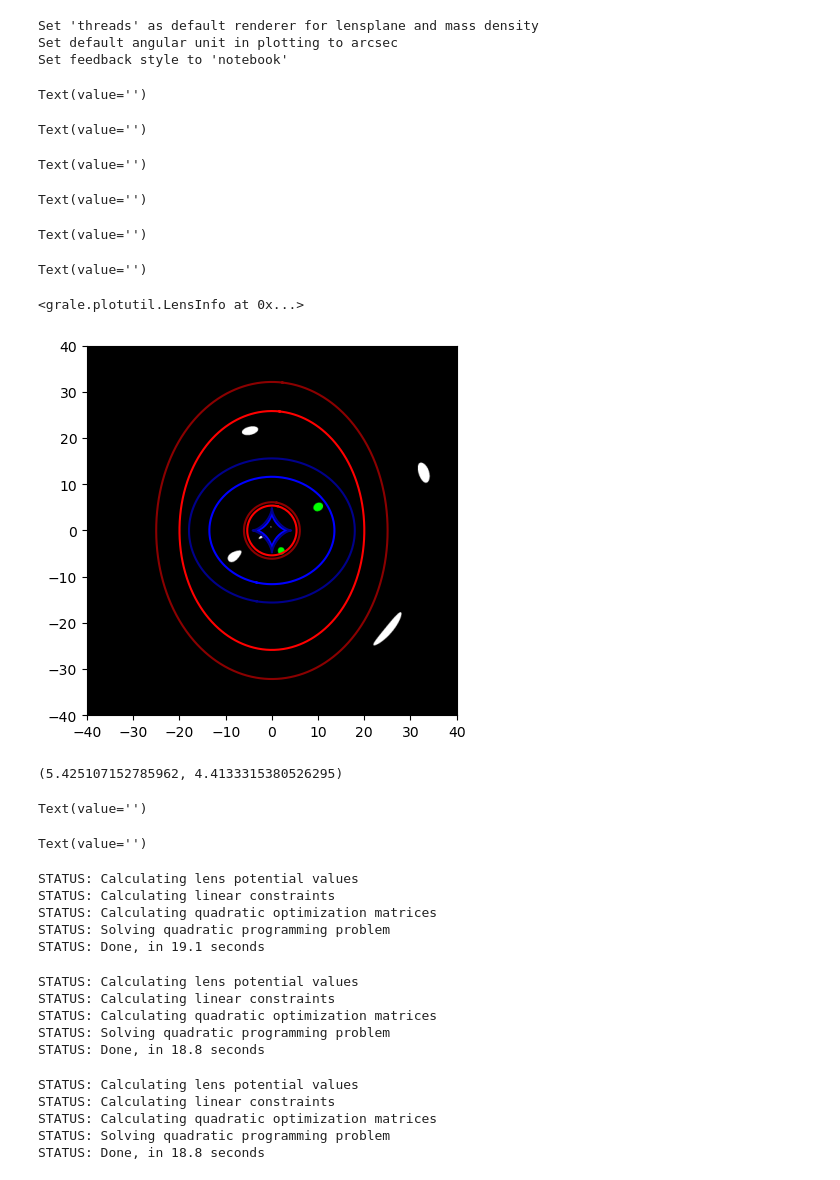
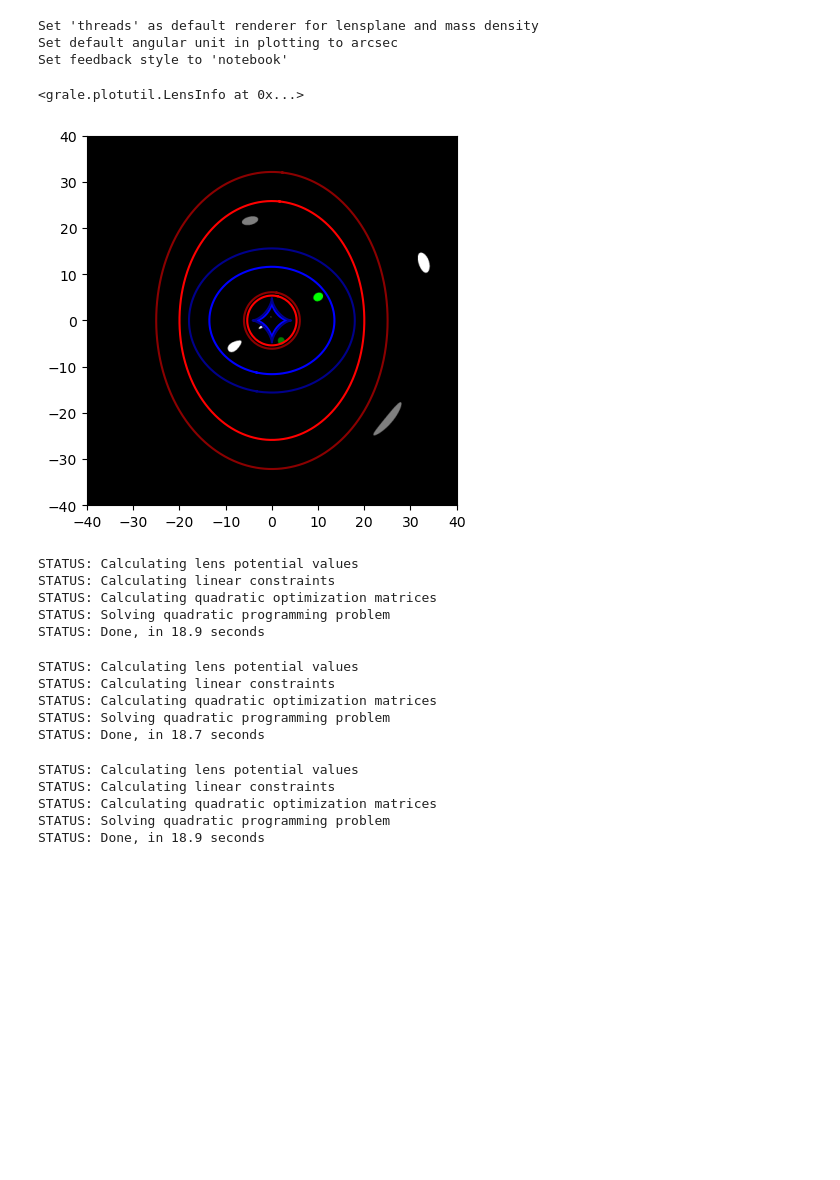
Before and after one commit to j0r1/GRALE2, a Jupyter notebook: pygrale/doc/source/_static/potentialextrap_multisheet.ipynb, the cells around one changed output. Cells and saved outputs as stored; diff of their text form; code cells hidden in the pictures; blank space fills up the shorter version.

```diff
--- a/pygrale/doc/source/_static/potentialextrap_multisheet.ipynb
+++ b/pygrale/doc/source/_static/potentialextrap_multisheet.ipynb
@@ -27,24 +39,21 @@ li = plotutil.LensInfo(nsie, size=80*ANGLE_ARCSEC, zd=zd)
 liDetail = plotutil.LensInfo(nsie, size=80*ANGLE_ARCSEC, zd=zd, numxy=2047)
 # %%
-plotutil.plotImagePlane(li, sources=[{"shape": src1, "z": zs1},
-                                       {"shape": src2, "z": zs2}],
-                        critColor=["red", "darkred"], caustColor=["blue", "darkblue"])
+# Plot the image planes for the two sources
+plotutil.plotImagePlane(li, sources=[{"shape": src1, "z": zs1}, {"shape": src2, "z": zs2}],
+                        critColor=["red", "darkred"], caustColor=["blue", "darkblue"],
+                        imageRgb=[(1,1,1),(0.5,0.5,0.5)],
+                        sourceRgb=[(0,1,0),(0,0.5,0)])
 # %% [output]
-Text(value='')
+<grale.plotutil.LensInfo at 0x...>
-Text(value='')
-Text(value='')
-Text(value='')
-Text(value='')
-Text(value='')
-<grale.plotutil.LensInfo at 0x...>
-[figure, old version]
+[figure, new version]
 # %%
+# Critical densities for each source redshift
 critDens1 = lenses.getCriticalDensity(D(zd), D(zs1), D(zd, zs1))
 critDens2 = lenses.getCriticalDensity(D(zd), D(zs2), D(zd, zs2))
-critDens1, critDens2
-# %% [output]
-(5.425107152785962, 4.4133315380526295)
 # %%
+# Based on the plot above, get the different images as ImagesData objects.
+# These will be needed when using the extrapolation procedure, to mark the
+# image regions.
 def getImageData(li, srcShape, zs):
     li.setSourceRedshift(zs)
     ip = li.getImagePlane()
@@ -58,10 +67,3 @@ def getImageData(li, srcShape, zs):
 
 imgDat1 = getImageData(liDetail, src1, zs1)
 imgDat2 = getImageData(liDetail, src2, zs2)
-
-iws = inversion.InversionWorkSpace(zd, 80*ANGLE_ARCSEC)
-iws.addImageDataToList(imgDat1, zs1, "extendedimages")
-iws.addImageDataToList(imgDat2, zs2, "extendedimages")
-# %% [output]
-Text(value='')
-Text(value='')
@@ -111,25 +140,25 @@ lambdas=[None, [1,1], [0.75,1], [0.9, 0.8]]
 # %%
-newLens, src1New, src2New = getMultiMSDLensAndSources(*lambdas[1], 50, 256, 0.00002, 0.1*ANGLE_ARCSEC, "scs")
+newLens, src1New, src2New = getMultiMSDLensAndSources(*lambdas[0], 50, 256, 0.00002, 0.1*ANGLE_ARCSEC, "scs")
 # %% [output]
 STATUS: Calculating lens potential values
 STATUS: Calculating linear constraints
 STATUS: Calculating quadratic optimization matrices
 STATUS: Solving quadratic programming problem
-STATUS: Done, in 19.1 seconds
+STATUS: Done, in 18.9 seconds
 # %%
-newLens2, src1New2, src2New2 = getMultiMSDLensAndSources(*lambdas[2], 50, 256, 0.00002, 0.1*ANGLE_ARCSEC, "scs")
+newLens2, src1New2, src2New2 = getMultiMSDLensAndSources(*lambdas[1], 50, 256, 0.00002, 0.1*ANGLE_ARCSEC, "scs")
 # %% [output]
 STATUS: Calculating lens potential values
 STATUS: Calculating linear constraints
 STATUS: Calculating quadratic optimization matrices
 STATUS: Solving quadratic programming problem
-STATUS: Done, in 18.8 seconds
+STATUS: Done, in 18.7 seconds
 # %%
-newLens3, src1New3, src2New3 = getMultiMSDLensAndSources(*lambdas[3], 50, 256, 0.00002, 0.1*ANGLE_ARCSEC, "scs")
+newLens3, src1New3, src2New3 = getMultiMSDLensAndSources(*lambdas[2], 50, 256, 0.00002, 0.1*ANGLE_ARCSEC, "scs")
 # %% [output]
 STATUS: Calculating lens potential values
 STATUS: Calculating linear constraints
 STATUS: Calculating quadratic optimization matrices
 STATUS: Solving quadratic programming problem
-STATUS: Done, in 18.8 seconds
+STATUS: Done, in 18.9 seconds
 # %%
```
Also changed, not shown: parts of 14 cells of this notebook, 1 other file.
